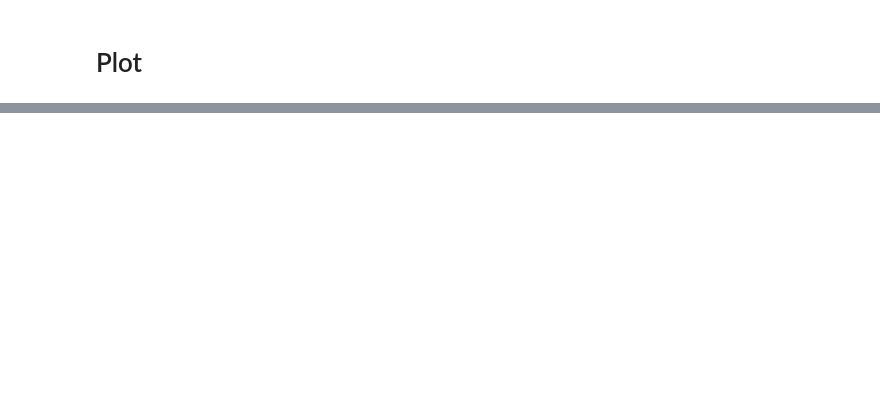
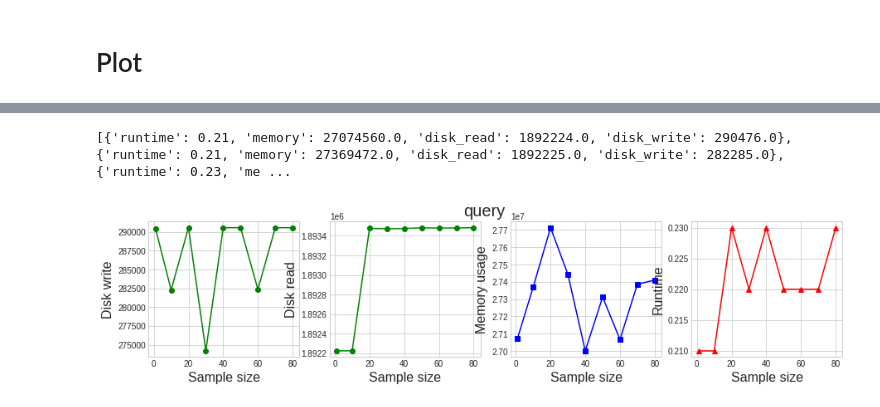
Before and after one commit to apetkau/thesis-benchmarking, a Jupyter notebook: cobs/Benchmark-COBS.ipynb, the cells around one changed output, grey strips where cells are left out. Cells and saved outputs as stored; diff of their text form; code cells hidden in the pictures; blank space fills up the shorter version.

```diff
--- a/cobs/Benchmark-COBS.ipynb
+++ b/cobs/Benchmark-COBS.ipynb
@@ -118,3 +155,6 @@ plot_resources(multibench_results, sample_sizes, "index")
 # %%
 # Querying Plots
-plot_resources(multibench_results, sample_sizes, "query")
+benchmark.multibench.plot_resources(multibench_results, sample_sizes, "query")
+# %% [output]
+[{'runtime': 0.21, 'memory': 27074560.0, 'disk_read': 1892224.0, 'disk_write': 290476.0}, {'runtime': 0.21, 'memory': 27369472.0, 'disk_read': 1892225.0, 'disk_write': 282285.0}, {'runtime': 0.23, 'me ...
+[figure, added]
```
Also changed, not shown: parts of 15 cells of this notebook, 4 other files.
